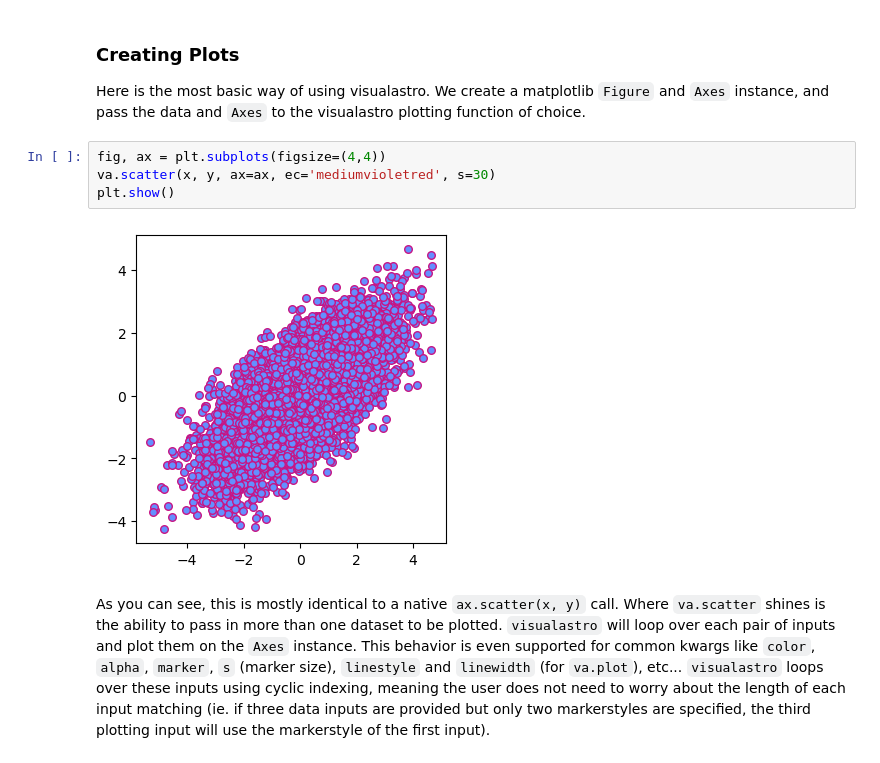
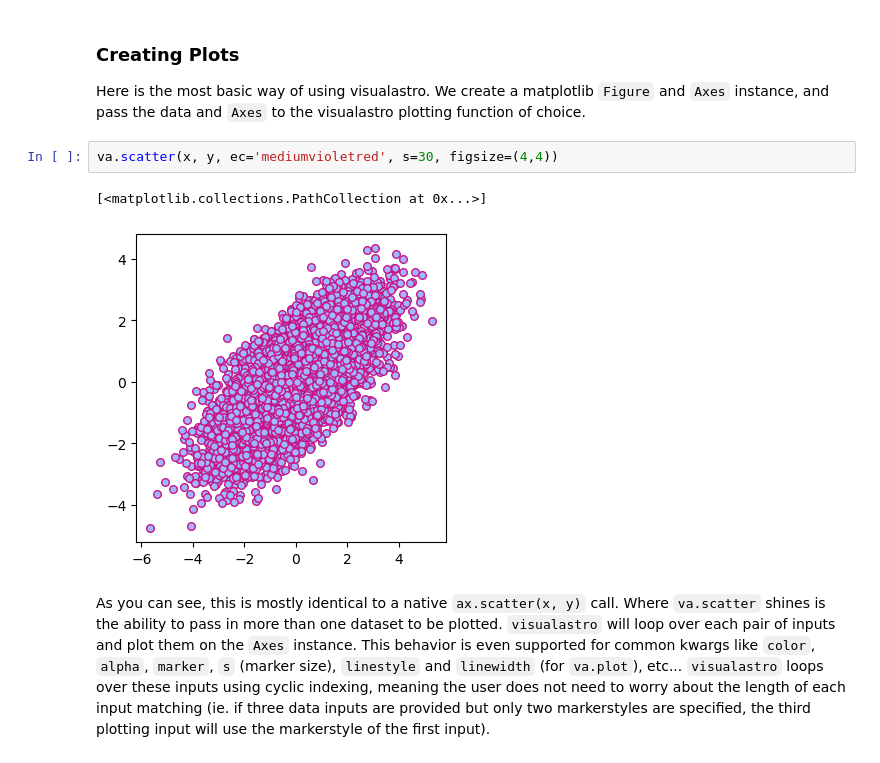
Before and after one commit to elkogerville/VisualAstro, a Jupyter notebook: examples/quickstart.ipynb, the cells around one changed output. Saved outputs shown, nothing was run; the diff lists cells and outputs as text.

```diff
--- a/examples/quickstart.ipynb
+++ b/examples/quickstart.ipynb
@@ -20,11 +20,10 @@ sin = np.sin(t)
 
 Here is the most basic way of using visualastro. We create a matplotlib `Figure` and `Axes` instance, and pass the data and `Axes` to the visualastro plotting function of choice.
 # %%
-fig, ax = plt.subplots(figsize=(4,4))
-va.scatter(x, y, ax=ax, ec='mediumvioletred', s=30)
-plt.show()
+va.scatter(x, y, ec='mediumvioletred', s=30, figsize=(4,4))
 # %% [output]
+[<matplotlib.collections.PathCollection at 0x...>]
-[figure, old version]
+[figure, new version]
 # %% [markdown]
 As you can see, this is mostly identical to a native `ax.scatter(x, y)` call. Where `va.scatter` shines is the ability to pass in more than one dataset to be plotted. `visualastro` will loop over each pair of inputs and plot them on the `Axes` instance. This behavior is even supported for common kwargs like `color`, `alpha`,  `marker`, `s` (marker size), `linestyle` and `linewidth` (for `va.plot`), etc... `visualastro` loops over these inputs using cyclic indexing, meaning the user does not need to worry about the length of each input matching (ie. if three data inputs are provided but only two markerstyles are specified, the third plotting input will use the markerstyle of the first input).
 # %%
```
Also changed, not shown: parts of 26 cells of this notebook.
